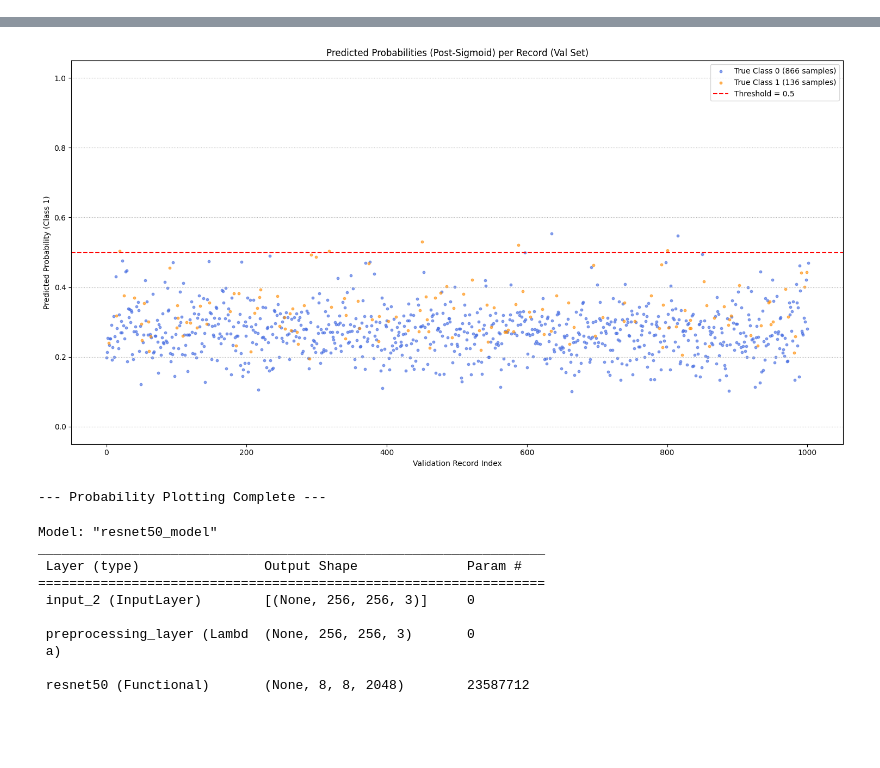
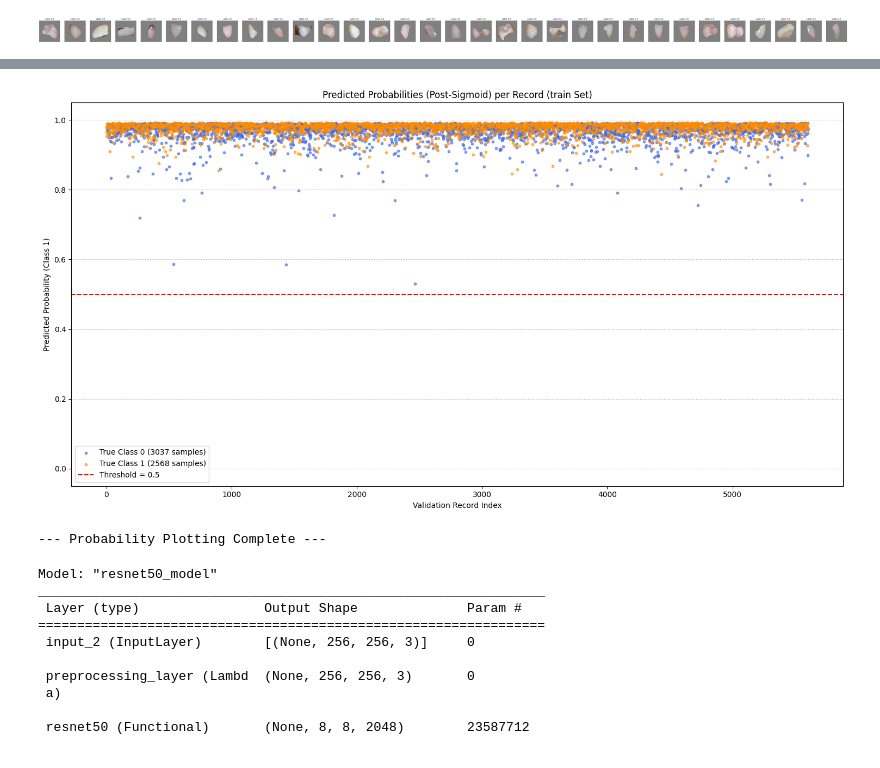
Before and after one commit to h4ppy0wl/tooth_classification_project, a Jupyter notebook: notebooks/02_model_dev.ipynb, the cells around one changed output, grey strips where cells are left out. Drawn from its saved outputs; the diff is of its cells as text; code cells hidden in the pictures; blank space fills up the shorter version.

```diff
--- a/notebooks/02_model_dev.ipynb
+++ b/notebooks/02_model_dev.ipynb
@@ -237,7 +237,8 @@ from src.model import create_model
 # %%
 my_config = Config()
 # my_config.MODEL_ARCHITECTURE = 'resnet50'
-params = {"MASK_VALUE": 128, "AUGMENT_DATA": True, "NORMALIZE_IMAGES": False,  "MASK_BG": True, "HEAD_DENSE_UNITS": 128, "MODEL_ARCHITECTURE": 'resnet50'}
+my_config.SHUFFLE_DATASET = False
+params = {"MASK_VALUE": 128, "AUGMENT_DATA": True, "NORMALIZE_IMAGES": True,  "MASK_BG": True, "HEAD_DENSE_UNITS": 128, "MODEL_ARCHITECTURE": 'custom_v1', 'FINE_TUNE_FROM_LAYER': 143, 'HEAD_ARCHITECTURE': "deep"}
 for key, value in params.items():
     setattr(my_config, key, value)
 # my_config.INITIAL_LR = 0.01
@@ -247,6 +252,6 @@ img_dir = "C:/Users/anedaeij23/Project/tooth_classification_project/data/raw"
 # %%
-ds_json_path = os.path.join(intrim_dir, "Pla_filtered_val.json")
+ds_json_path = os.path.join(intrim_dir, "Pla_filtered_train.json")
 val_records = dp.parse_dataset_json(ds_json_path, my_config, is_train_ds=False)
-val_records_updated, _   = dp.preprocess_and_save_images(val_records, my_config, "val")
+val_records_updated, _   = dp.preprocess_and_save_images(val_records, my_config, "train")
 val_ds   = dp.build_tf_dataset_from_preprocessed(val_records_updated, my_config)
 # %% [output]
@@ -284,7 +289,7 @@ Your kernel may have been built without NUMA support.
 # analyze_model_outputs(mymodel, val_dataset, dataset_name="Validation")
 
 # If you saved weights after initial training and want to analyze that state:
-initial_weights_path = os.path.join("/home/arash/tooth_classification_project/logs/tensorboard", "resnet50/20250407-094145/fine_tuned_weights_2_.h5") # Get the correct path
+initial_weights_path = os.path.join("/home/arash/tooth_classification_project/logs/tensorboard", "custom_v1/20250409-191452/initial_weights_1_.h5") # Get the correct path
 # model_arch = 'ConvNeXtTiny' # Or whichever architecture was used
 # input_s = (224, 224, 3) # Use your actual input shape
 model_for_initial_analysis = create_model(my_config, 'transfer', trainable_base = False) # Build with same structure
@@ -323,3 +363,42 @@ weighted avg       0.82      0.80      0.81      1002
+# %%
+"""
+Plots each image in the specified batch (1-indexed) with its label.
+
+Args:
+    dataset (tf.data.Dataset): The dataset output from build_tf_dataset_from_preprocessed().
+    batch_number (int): The desired batch number to display (1-indexed).
+"""
+# Adjust for 0-index (first batch is batch 0)
+target_idx = batch_number - 1
+
+# Get the desired batch using skip() and take().
+desired_batch = dataset.skip(target_idx).take(1)
+
+# Loop through the batch (should have only one batch)
+for batch in desired_batch:
+    # The dataset returns a tuple (images, labels)
+    images, labels = batch
+
+    # Determine number of images in the batch
+    num_images = images.shape[0]
+
+    # Create a figure with one subplot per image
+    plt.figure(figsize=(num_images * 3, 3))
+    for i in range(num_images):
+        plt.subplot(1, num_images, i + 1)
+        # Convert the image tensor to a NumPy array.
+        # If the image values are floats in [0, 255] then convert to uint8, otherwise adjust as needed.
+        image_np = images[i].numpy()
+        # Optionally, if you want to ensure 0-255 format, you might do:
+        if np.issubdtype(image_np.dtype, np.floating):
+            image_np = np.clip(image_np, 0, 255).astype(np.uint8)
+        plt.imshow(image_np)
+        # Print the label as the title
+        plt.title(f"Label: {labels[i].numpy()}")
+        plt.axis("off")
+    plt.show()
+# %% [output]
+[figure, added]
 # %%
 import numpy as np
 import matplotlib.pyplot as plt
@@ -327,7 +406,9 @@ import tensorflow as tf
 
 def plot_probabilities_per_record(trained_model: tf.keras.Model,
                                    val_dataset: tf.data.Dataset,
-                                   dataset_name: str = "Validation"):
+                                   config: Config,
+                                   dataset_name: str = "Validation",
+                                   ):
     """
     Gets the final probability predictions (post-sigmoid, pre-threshold)
     from the model for each record in the validation set and plots them,
@@ -397,7 +478,7 @@ def plot_probabilities_per_record(trained_model: tf.keras.Model,
                 label=f'True Class 1 ({len(indices_class1)} samples)', c='darkorange')
 
     # Add a horizontal line at probability=0.5 (the default threshold)
-    plt.axhline(0.5, color='red', linestyle='--', linewidth=1.5, label='Threshold = 0.5')
+    plt.axhline(config.METRIC_THRESHOLDS[0], color='red', linestyle='--', linewidth=1.5, label=f'Threshold = {config.METRIC_THRESHOLDS[0]}')
 
     plt.title(f'Predicted Probabilities (Post-Sigmoid) per Record ({dataset_name} Set)')
     plt.xlabel('Validation Record Index')
@@ -415,5 +496,5 @@ def plot_probabilities_per_record(trained_model: tf.keras.Model,
 # (and potentially trained further by train_transfer_model)
 # Assume 'val_dataset' is your validation tf.data.Dataset
 
-plot_probabilities_per_record(model_for_initial_analysis, val_ds, dataset_name="Val")
+plot_probabilities_per_record(model_for_initial_analysis, val_ds, dataset_name="train", config=my_config)
 # %% [output]
@@ -425,5 +506,5 @@ Successfully gathered 1002 labels and 1002 probabilities.
 Plotting probabilities...
-[figure, old version]
+[figure, new version]
 --- Probability Plotting Complete ---
 # %%
 model_for_initial_analysis.summary()
```
Also changed, not shown: parts of 6 cells of this notebook, 7 other files.
